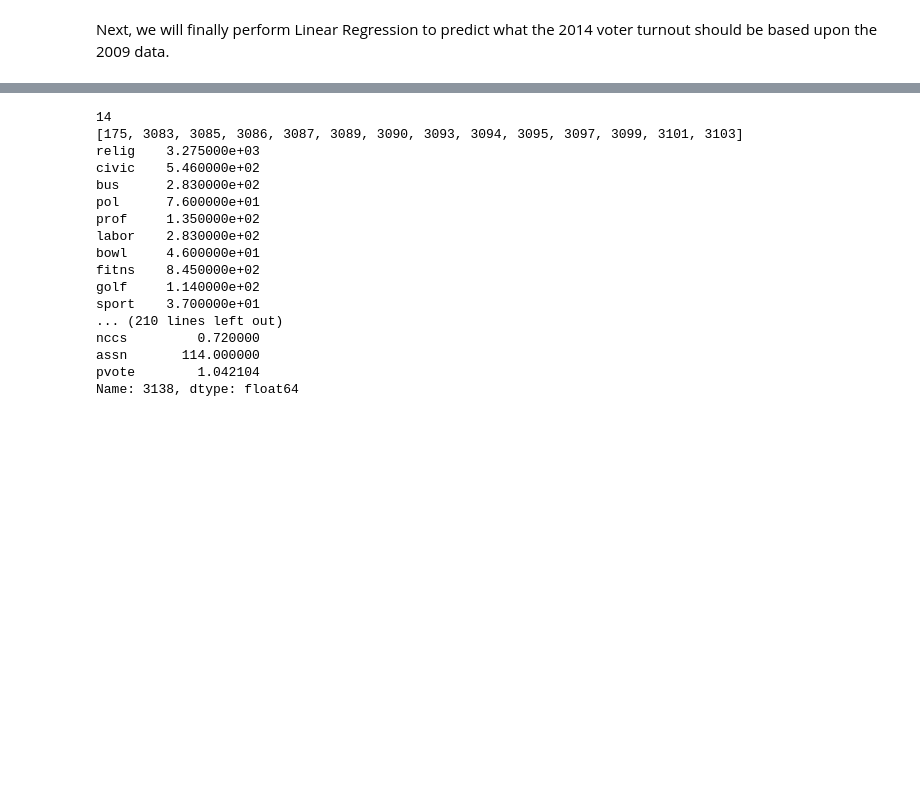
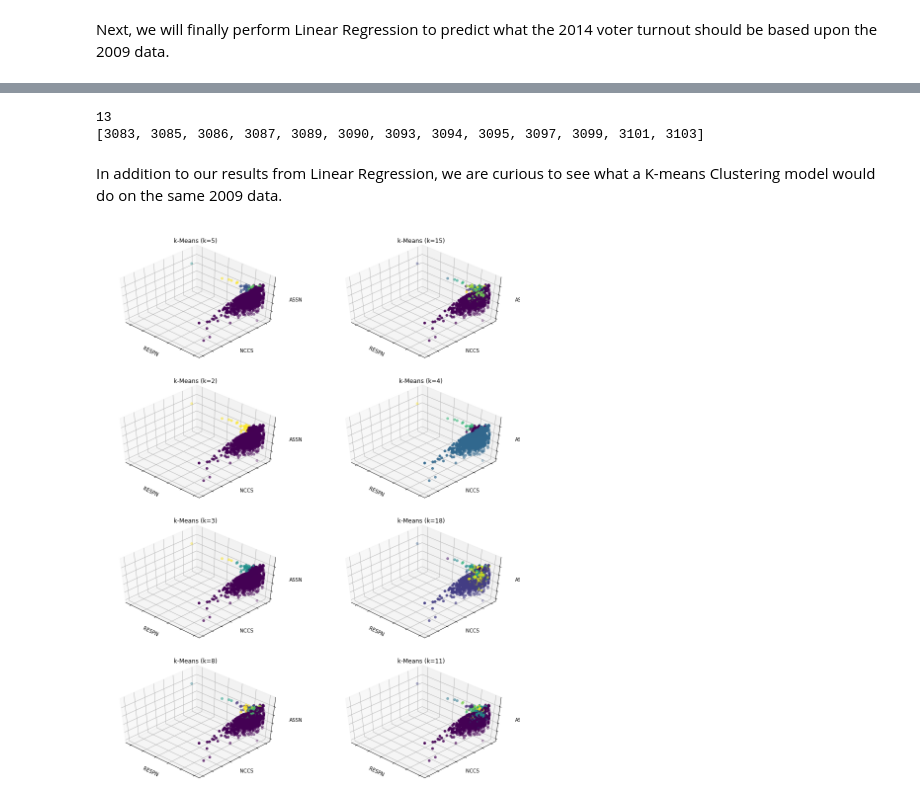
Before and after one commit to prathmj/SocialCapitalTurnoutStudy, a Jupyter notebook: Data Science Final Project.ipynb, the cells around one changed output, grey strips where cells are left out. Drawn from its saved outputs; the diff is of its cells as text; code cells hidden in the pictures; blank space fills up the shorter version.

```diff
--- a/Data Science Final Project.ipynb
+++ b/Data Science Final Project.ipynb
@@ -207,23 +184,60 @@ for i in range(len(y2014)):
 print (len(largestDiffs))
 print(largestDiffs)
 
-for i in largestDiffs:
-    print(data2014.iloc[i, :])
+#for i in largestDiffs:
+#    print(data2014.iloc[i, :])
 # %% [output]
-14
-[175, 3083, 3085, 3086, 3087, 3089, 3090, 3093, 3094, 3095, 3097, 3099, 3101, 3103]
-relig    3.275000e+03
-civic    5.460000e+02
-bus      2.830000e+02
-pol      7.600000e+01
-prof     1.350000e+02
-labor    2.830000e+02
-bowl     4.600000e+01
-fitns    8.450000e+02
-golf     1.140000e+02
-sport    3.700000e+01
-... (210 lines left out)
-nccs         0.720000
-assn       114.000000
-pvote        1.042104
-Name: 3138, dtype: float64
+13
+[3083, 3085, 3086, 3087, 3089, 3090, 3093, 3094, 3095, 3097, 3099, 3101, 3103]
+# %% [markdown]
+In addition to our results from Linear Regression, we are curious to see what a K-means Clustering model would do on the same 2009 data.
+# %%
+from matplotlib.colors import ListedColormap
+from mpl_toolkits.mplot3d import Axes3D
+from sklearn.cluster import KMeans
+from sklearn.preprocessing import scale
+
+X = X2014.iloc[:, -4:]
+
+index = 0
+for assn in X.iloc[:, 2].tolist():
+    if assn > 3:
+        X.drop(index, axis=0)
+        break
+    index = index + 1
+
+# Define a set of k-means estimators.
+estimators = {'k-Means (k=2)': KMeans(n_clusters=2),
+              'k-Means (k=3)': KMeans(n_clusters=3),
+              'k-Means (k=4)': KMeans(n_clusters=4),
+              'k-Means (k=5)': KMeans(n_clusters=5),
+              'k-Means (k=8)': KMeans(n_clusters=8),
+              'k-Means (k=11)': KMeans(n_clusters=11),
+              'k-Means (k=15)': KMeans(n_clusters=15),
+              'k-Means (k=18)': KMeans(n_clusters=18)}
+
+# Define a matplotlib figure.
+fig, axes = plt.subplots(nrows=4, ncols=2, figsize=(15, 20))
+
+fignum = 1
+for name, est in estimators.items():
+    ax = plt.subplot(4, 2, fignum, projection='3d', elev=48, azim=134)
+
+    # Fit the estimator.
+    est.fit(X)
+    labels = est.labels_
+
+    # Define a scatterplot.
+    ax.scatter(X.iloc[:, 0], X.iloc[:, 1], X.iloc[:, 2], c=labels.astype(np.float))
+
+    # Customize the plot.
+    ax.w_xaxis.set_ticklabels([])
+    ax.w_yaxis.set_ticklabels([])
+    ax.w_zaxis.set_ticklabels([])
+    ax.set_xlabel('RESPN')
+    ax.set_ylabel('NCCS')
+    ax.set_zlabel('ASSN')
+    plt.title("\n" + name + "\n")
+    fignum = fignum + 1
+# %% [output]
+[figure, added]
```
Also changed, not shown: parts of 8 cells of this notebook.
